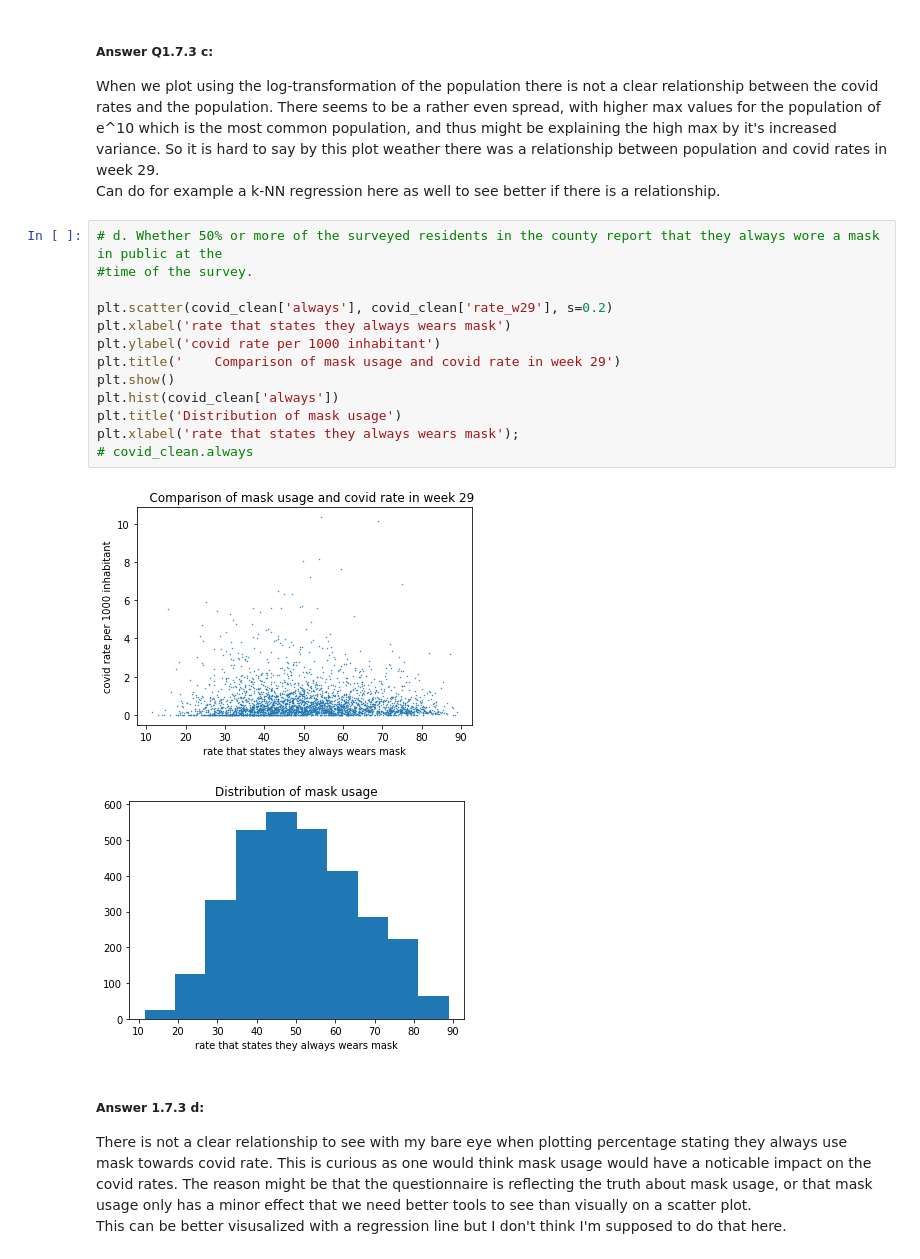
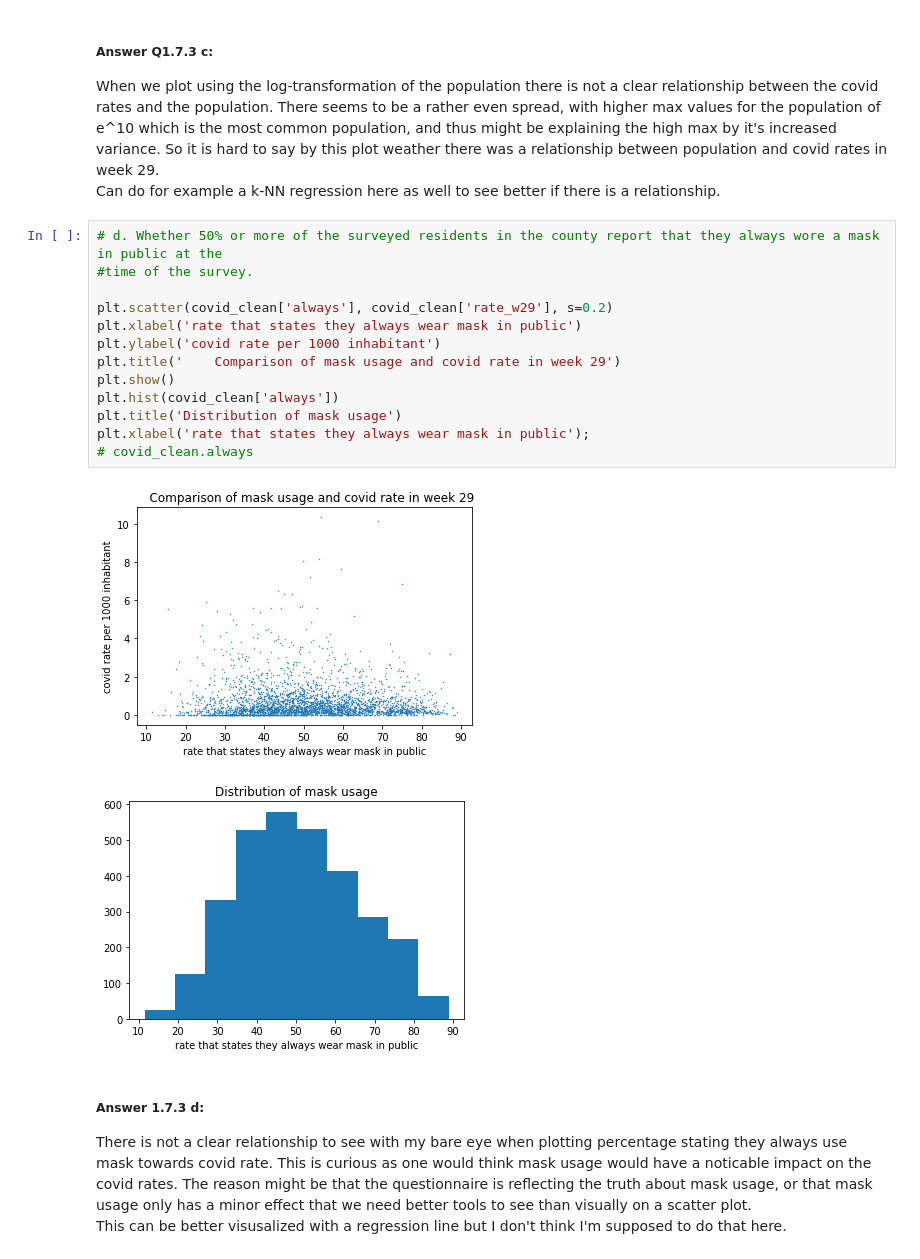
Before and after one commit to kkvalsvik/DataScience_cs109a_Harvard, a Jupyter notebook: cs_s109a_finalexam_2021.ipynb, the cells around one changed output. Saved outputs shown, nothing was run; the diff lists cells and outputs as text.

```diff
--- a/cs_s109a_finalexam_2021.ipynb
+++ b/cs_s109a_finalexam_2021.ipynb
@@ -493,19 +493,19 @@ Can do for example a k-NN regression here as well to see better if there is a re
 # %%
 # d. Whether 50% or more of the surveyed residents in the county report that they always wore a mask in public at the
 #time of the survey.
 
 plt.scatter(covid_clean['always'], covid_clean['rate_w29'], s=0.2)
-plt.xlabel('rate that states they always wears mask')
+plt.xlabel('rate that states they always wear mask in public')
 plt.ylabel('covid rate per 1000 inhabitant')
 plt.title('    Comparison of mask usage and covid rate in week 29')
 plt.show()
 plt.hist(covid_clean['always'])
 plt.title('Distribution of mask usage')
-plt.xlabel('rate that states they always wears mask');
+plt.xlabel('rate that states they always wear mask in public');
 # covid_clean.always
 # %% [output]
-[figure, old version]
+[figure, new version]
-[figure, old version]
+[figure, new version]
 # %% [markdown]
 ##### Answer 1.7.3 d:
 There is not a clear relationship to see with my bare eye when plotting percentage stating they always use mask towards covid rate. This is curious as one would think mask usage would have a noticable impact on the covid rates. The reason might be that the questionnaire is reflecting the truth about mask usage, or that mask usage only has a minor effect that we need better tools to see than visually on a scatter plot.
```
Also changed, not shown: parts of 16 cells of this notebook.
